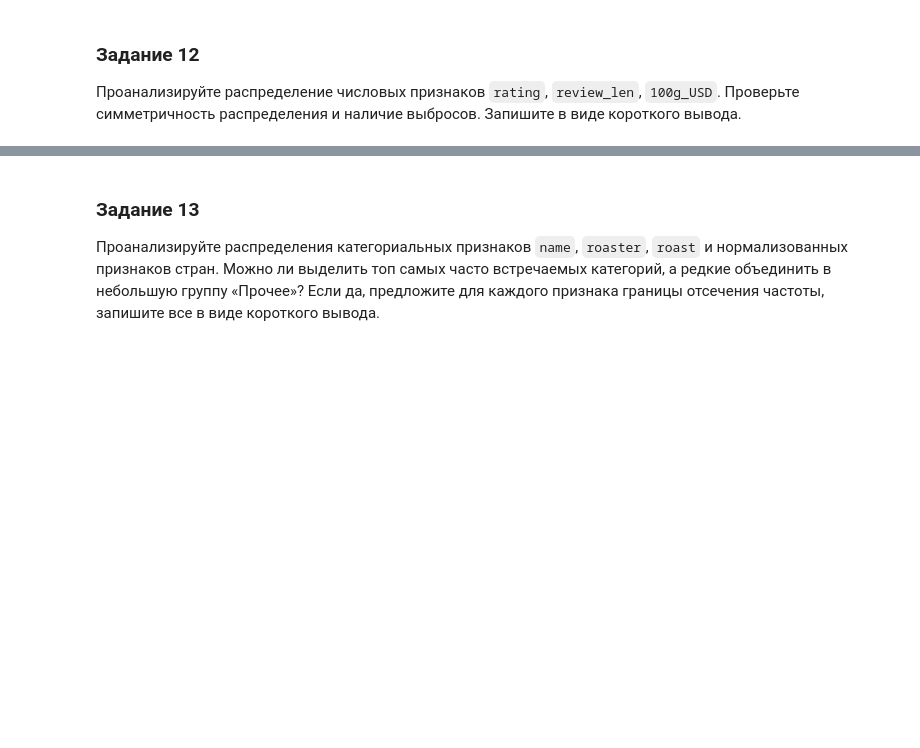
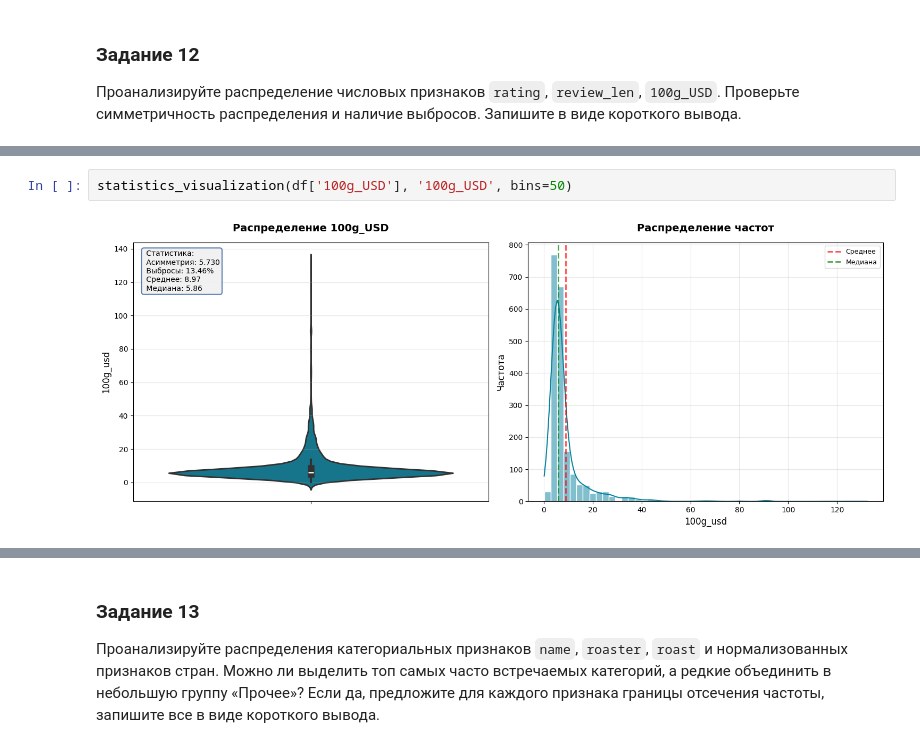
Before and after one commit to ivanchiginev3/MIPT-Machine-Learning-Homeworks, a Jupyter notebook: HW_1/HW_01_ml_ds_2026_Чигинев.ipynb, the cells around one changed output, grey strips where cells are left out. Drawn from its saved outputs; the diff is of its cells as text; blank space fills up the shorter version.

```diff
--- a/HW_1/HW_01_ml_ds_2026_Чигинев.ipynb
+++ b/HW_1/HW_01_ml_ds_2026_Чигинев.ipynb
@@ -141,0 +458,4 @@ from sklearn import preprocessing
+# %%
+statistics_visualization(df['100g_USD'], '100g_USD', bins=50)
+# %% [output]
+[figure, added]
```
Also changed, not shown: parts of 113 cells of this notebook.
